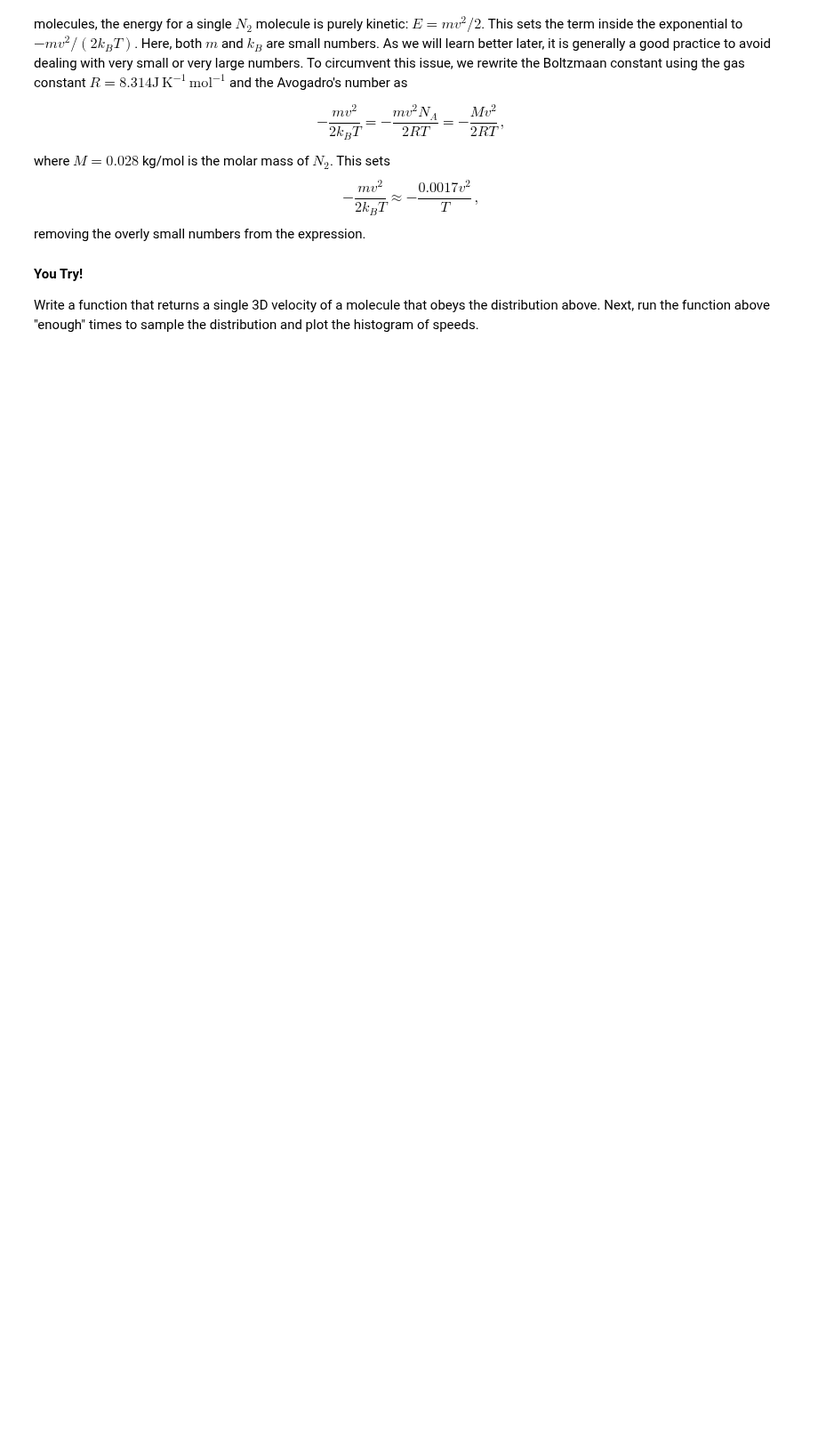
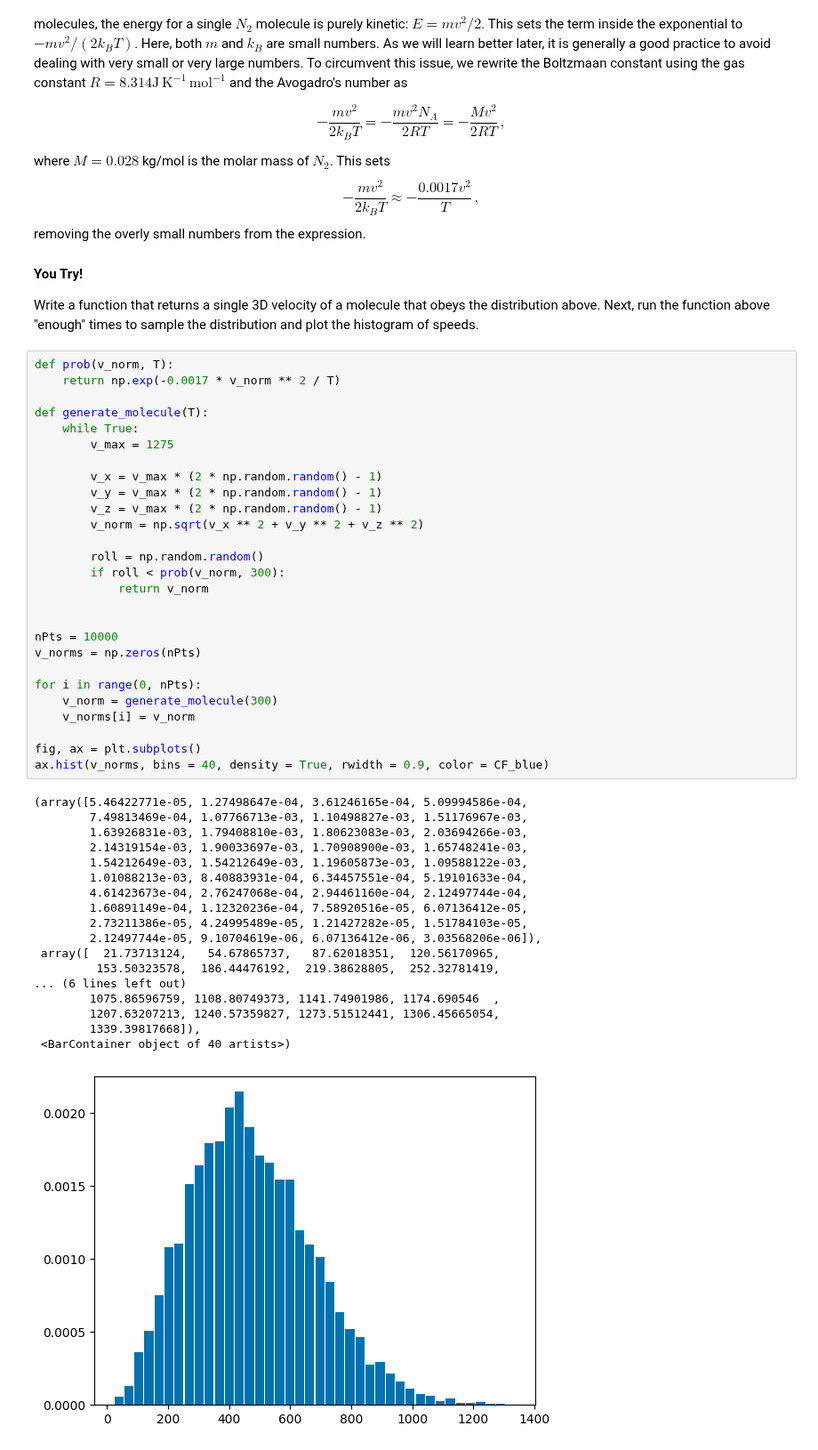
Before and after one commit to vibilanj/cmps, a Jupyter notebook: workshop/W6_Generation_of_Random_Numbers_S.ipynb, the cells around one changed output. Shown at 89% size. Cells and saved outputs as stored; diff of their text form; blank space fills up the shorter version.

```diff
--- a/workshop/W6_Generation_of_Random_Numbers_S.ipynb
+++ b/workshop/W6_Generation_of_Random_Numbers_S.ipynb
@@ -158,3 +158,49 @@ removing the overly small numbers from the expression.
 
 #### You Try!
 Write a function that returns a single 3D velocity of a molecule that obeys the distribution above. Next, run the function above "enough" times to sample the distribution and plot the histogram of speeds.
+# %%
+def prob(v_norm, T):
+    return np.exp(-0.0017 * v_norm ** 2 / T)
+
+def generate_molecule(T):
+    while True:
+        v_max = 1275
+
+        v_x = v_max * (2 * np.random.random() - 1)
+        v_y = v_max * (2 * np.random.random() - 1)
+        v_z = v_max * (2 * np.random.random() - 1)
+        v_norm = np.sqrt(v_x ** 2 + v_y ** 2 + v_z ** 2)
+
+        roll = np.random.random()
+        if roll < prob(v_norm, 300):
+            return v_norm
+
+
+nPts = 10000
+v_norms = np.zeros(nPts)
+
+for i in range(0, nPts):
+    v_norm = generate_molecule(300)
+    v_norms[i] = v_norm
+
+fig, ax = plt.subplots()
+ax.hist(v_norms, bins = 40, density = True, rwidth = 0.9, color = CF_blue)
+# %% [output]
+(array([5.46422771e-05, 1.27498647e-04, 3.61246165e-04, 5.09994586e-04,
+        7.49813469e-04, 1.07766713e-03, 1.10498827e-03, 1.51176967e-03,
+        1.63926831e-03, 1.79408810e-03, 1.80623083e-03, 2.03694266e-03,
+        2.14319154e-03, 1.90033697e-03, 1.70908900e-03, 1.65748241e-03,
+        1.54212649e-03, 1.54212649e-03, 1.19605873e-03, 1.09588122e-03,
+        1.01088213e-03, 8.40883931e-04, 6.34457551e-04, 5.19101633e-04,
+        4.61423673e-04, 2.76247068e-04, 2.94461160e-04, 2.12497744e-04,
+        1.60891149e-04, 1.12320236e-04, 7.58920516e-05, 6.07136412e-05,
+        2.73211386e-05, 4.24995489e-05, 1.21427282e-05, 1.51784103e-05,
+        2.12497744e-05, 9.10704619e-06, 6.07136412e-06, 3.03568206e-06]),
+ array([  21.73713124,   54.67865737,   87.62018351,  120.56170965,
+         153.50323578,  186.44476192,  219.38628805,  252.32781419,
+... (6 lines left out)
+        1075.86596759, 1108.80749373, 1141.74901986, 1174.690546  ,
+        1207.63207213, 1240.57359827, 1273.51512441, 1306.45665054,
+        1339.39817668]),
+ <BarContainer object of 40 artists>)
+[figure, added]
```
Also changed, not shown: parts of 4 cells of this notebook.
